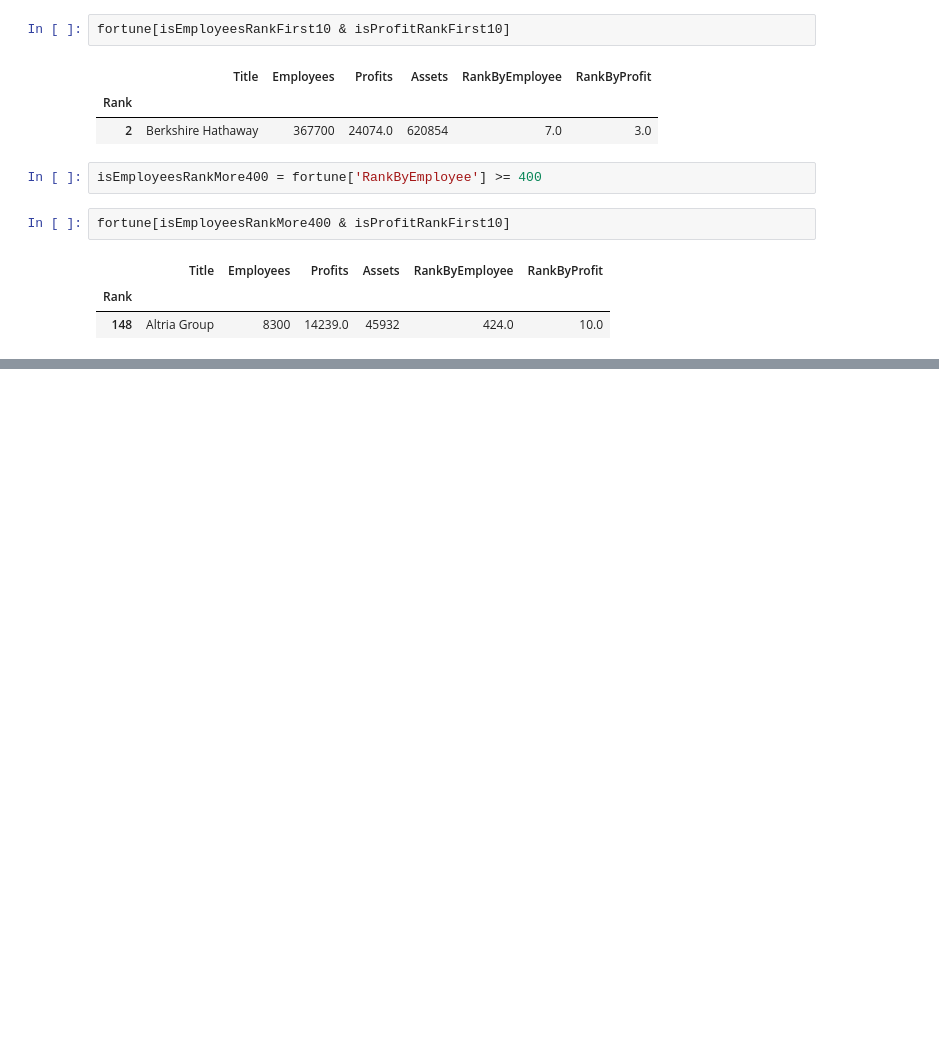
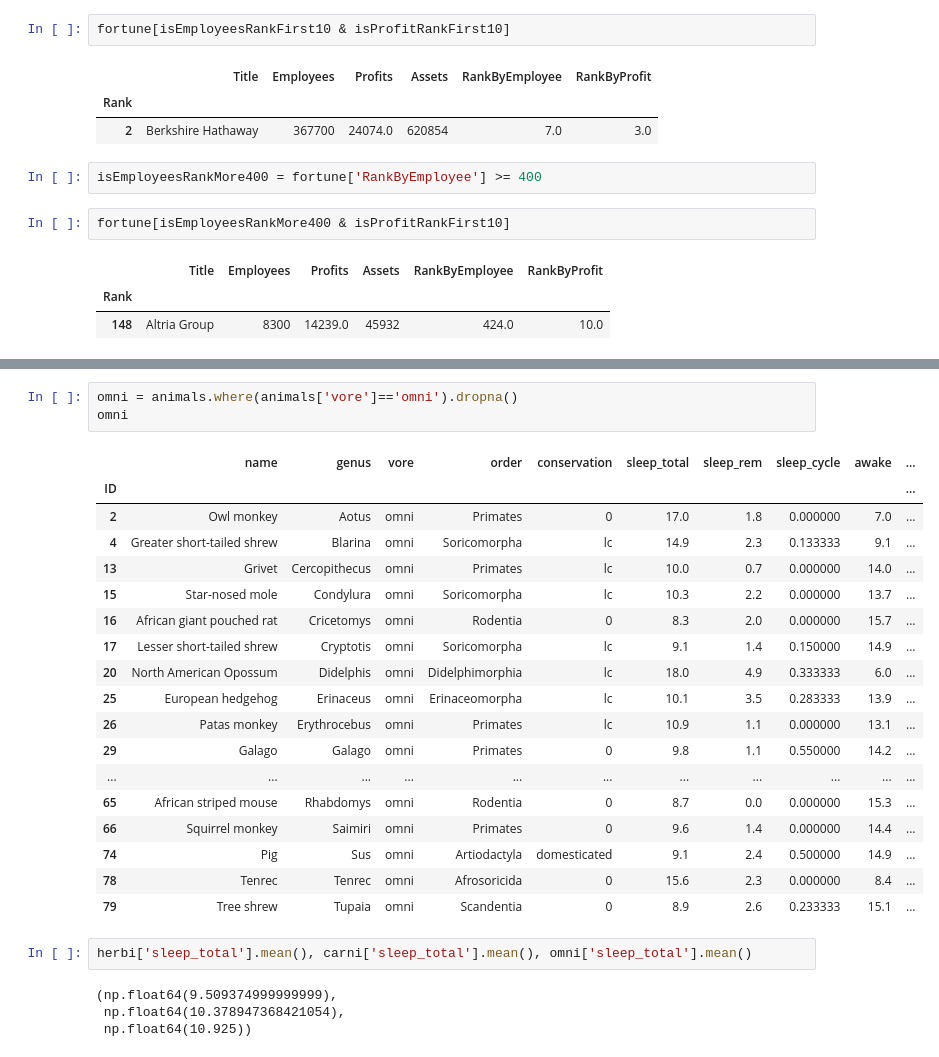
Before and after one commit to Byienio/Pandas_pg, a Jupyter notebook: DataFrames.ipynb, the cells around one changed output, grey strips where cells are left out. Cells and saved outputs as stored; diff of their text form; blank space fills up the shorter version.

```diff
--- a/DataFrames.ipynb
+++ b/DataFrames.ipynb
@@ -807,0 +865,28 @@ fortune[isEmployeesRankMore400 & isProfitRankFirst10]
+# %%
+omni = animals.where(animals['vore']=='omni').dropna()
+omni
+# %% [output]
+|  | name | genus | vore | order | conservation | sleep_total | sleep_rem | sleep_cycle | awake | ... |
+| ID |  |  |  |  |  |  |  |  |  | ... |
+| 2 | Owl monkey | Aotus | omni | Primates | 0 | 17.0 | 1.8 | 0.000000 | 7.0 | ... |
+| 4 | Greater short-tailed shrew | Blarina | omni | Soricomorpha | lc | 14.9 | 2.3 | 0.133333 | 9.1 | ... |
+| 13 | Grivet | Cercopithecus | omni | Primates | lc | 10.0 | 0.7 | 0.000000 | 14.0 | ... |
+| 15 | Star-nosed mole | Condylura | omni | Soricomorpha | lc | 10.3 | 2.2 | 0.000000 | 13.7 | ... |
+| 16 | African giant pouched rat | Cricetomys | omni | Rodentia | 0 | 8.3 | 2.0 | 0.000000 | 15.7 | ... |
+| 17 | Lesser short-tailed shrew | Cryptotis | omni | Soricomorpha | lc | 9.1 | 1.4 | 0.150000 | 14.9 | ... |
+| 20 | North American Opossum | Didelphis | omni | Didelphimorphia | lc | 18.0 | 4.9 | 0.333333 | 6.0 | ... |
+| 25 | European hedgehog | Erinaceus | omni | Erinaceomorpha | lc | 10.1 | 3.5 | 0.283333 | 13.9 | ... |
+| 26 | Patas monkey | Erythrocebus | omni | Primates | lc | 10.9 | 1.1 | 0.000000 | 13.1 | ... |
+| 29 | Galago | Galago | omni | Primates | 0 | 9.8 | 1.1 | 0.550000 | 14.2 | ... |
+| ... | ... | ... | ... | ... | ... | ... | ... | ... | ... | ... |
+| 65 | African striped mouse | Rhabdomys | omni | Rodentia | 0 | 8.7 | 0.0 | 0.000000 | 15.3 | ... |
+| 66 | Squirrel monkey | Saimiri | omni | Primates | 0 | 9.6 | 1.4 | 0.000000 | 14.4 | ... |
+| 74 | Pig | Sus | omni | Artiodactyla | domesticated | 9.1 | 2.4 | 0.500000 | 14.9 | ... |
+| 78 | Tenrec | Tenrec | omni | Afrosoricida | 0 | 15.6 | 2.3 | 0.000000 | 8.4 | ... |
+| 79 | Tree shrew | Tupaia | omni | Scandentia | 0 | 8.9 | 2.6 | 0.233333 | 15.1 | ... |
+# %%
+herbi['sleep_total'].mean(), carni['sleep_total'].mean(), omni['sleep_total'].mean()
+# %% [output]
+(np.float64(9.509374999999999),
+ np.float64(10.378947368421054),
+ np.float64(10.925))
```
Also changed, not shown: parts of 17 cells of this notebook.
